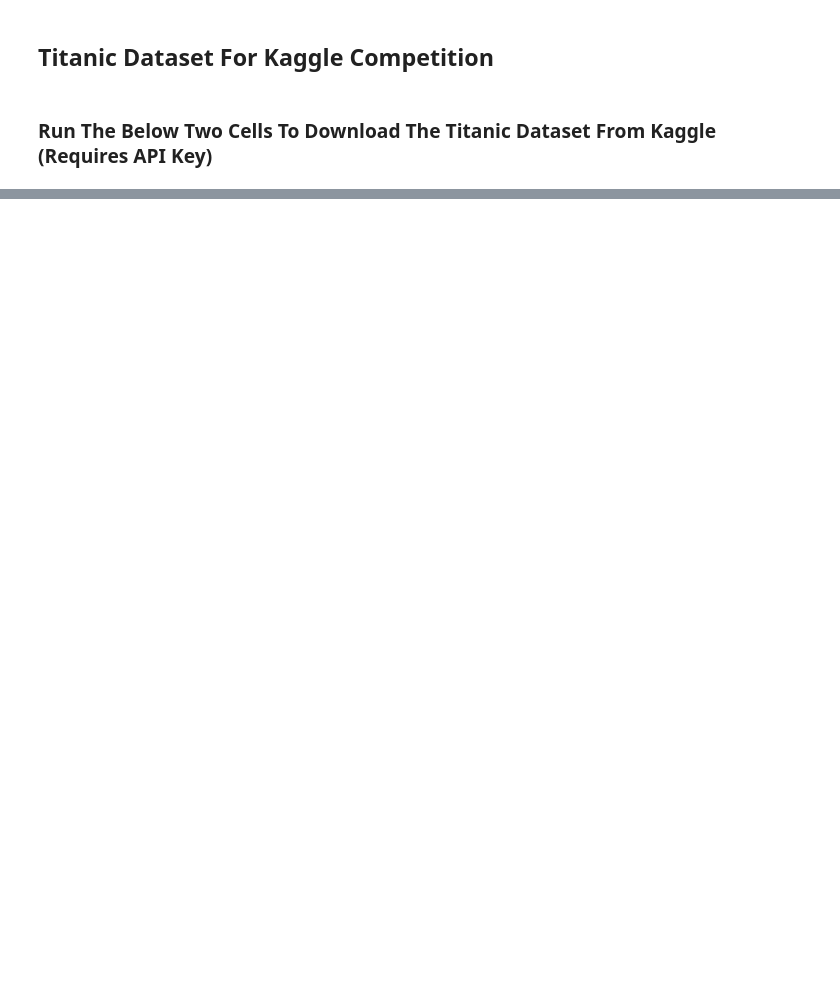
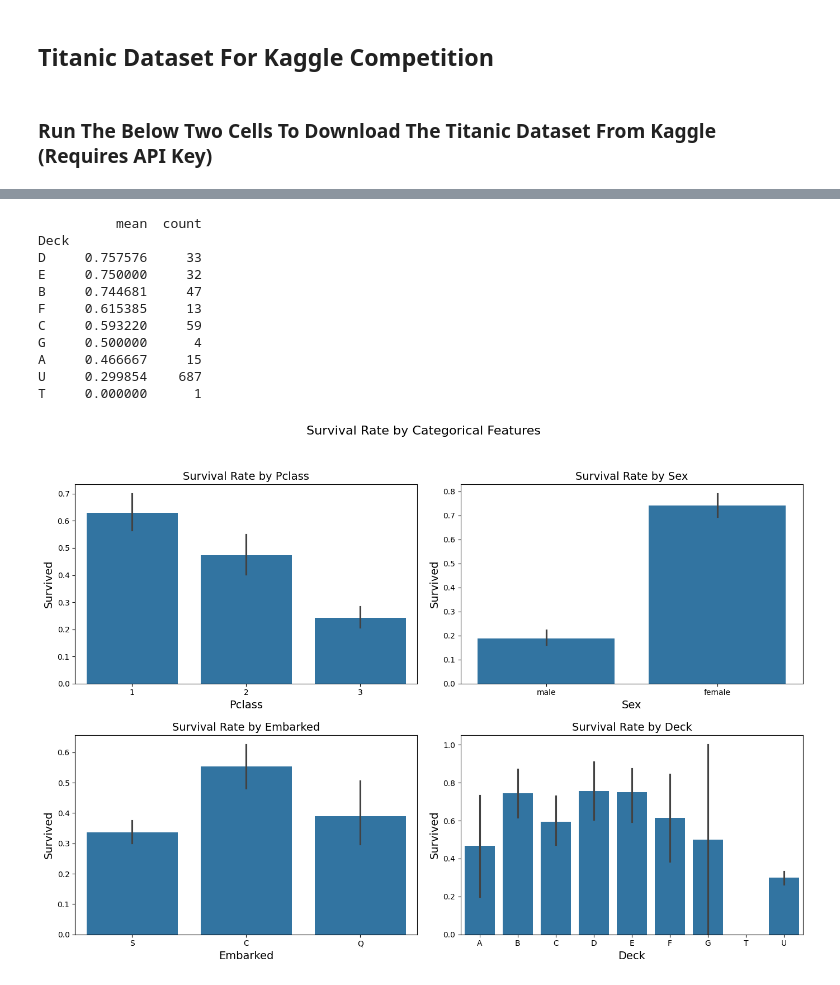
Before and after one commit to inaijin/HandsOnML-Practice, a Jupyter notebook: Supervised-Learning/Practice/Titanic.ipynb, the cells around one changed output, grey strips where cells are left out. Cells and saved outputs as stored; diff of their text form; code cells hidden in the pictures; blank space fills up the shorter version.

```diff
--- a/Supervised-Learning/Practice/Titanic.ipynb
+++ b/Supervised-Learning/Practice/Titanic.ipynb
@@ -35,0 +341,44 @@ plt.rc('ytick', labelsize=10)
+# %%
+train_dfC = train_df.copy()
+
+if 'Deck' not in train_dfC.columns:
+    train_dfC['Deck'] = train_dfC['Cabin'].fillna('U').str[0]
+
+deckSurvival = train_dfC.groupby('Deck')['Survived'].agg(['mean', 'count']).sort_values(by='mean', ascending=False)
+print(deckSurvival)
+
+fig, axes = plt.subplots(2, 2, figsize=(14, 10))
+fig.suptitle('Survival Rate by Categorical Features', fontsize=16)
+
+# Plot 1: Pclass
+sns.barplot(data=train_dfC, x='Pclass', y='Survived', ax=axes[0, 0])
+axes[0, 0].set_title('Survival Rate by Pclass')
+
+# Plot 2: Sex
+sns.barplot(data=train_dfC, x='Sex', y='Survived', ax=axes[0, 1])
+axes[0, 1].set_title('Survival Rate by Sex')
+
+# Plot 3: Embarked
+sns.barplot(data=train_dfC, x='Embarked', y='Survived', ax=axes[1, 0])
+axes[1, 0].set_title('Survival Rate by Embarked')
+
+# Plot 4: Deck
+sns.barplot(data=train_dfC, x='Deck', y='Survived', ax=axes[1, 1],
+            order=sorted(train_dfC['Deck'].unique()))
+axes[1, 1].set_title('Survival Rate by Deck')
+
+plt.tight_layout(rect=[0, 0, 1, 0.96])
+plt.show()
+# %% [output]
+          mean  count
+Deck
+D     0.757576     33
+E     0.750000     32
+B     0.744681     47
+F     0.615385     13
+C     0.593220     59
+G     0.500000      4
+A     0.466667     15
+U     0.299854    687
+T     0.000000      1
+[figure, added]
```
Also changed, not shown: parts of 25 cells of this notebook, 1 other file.
